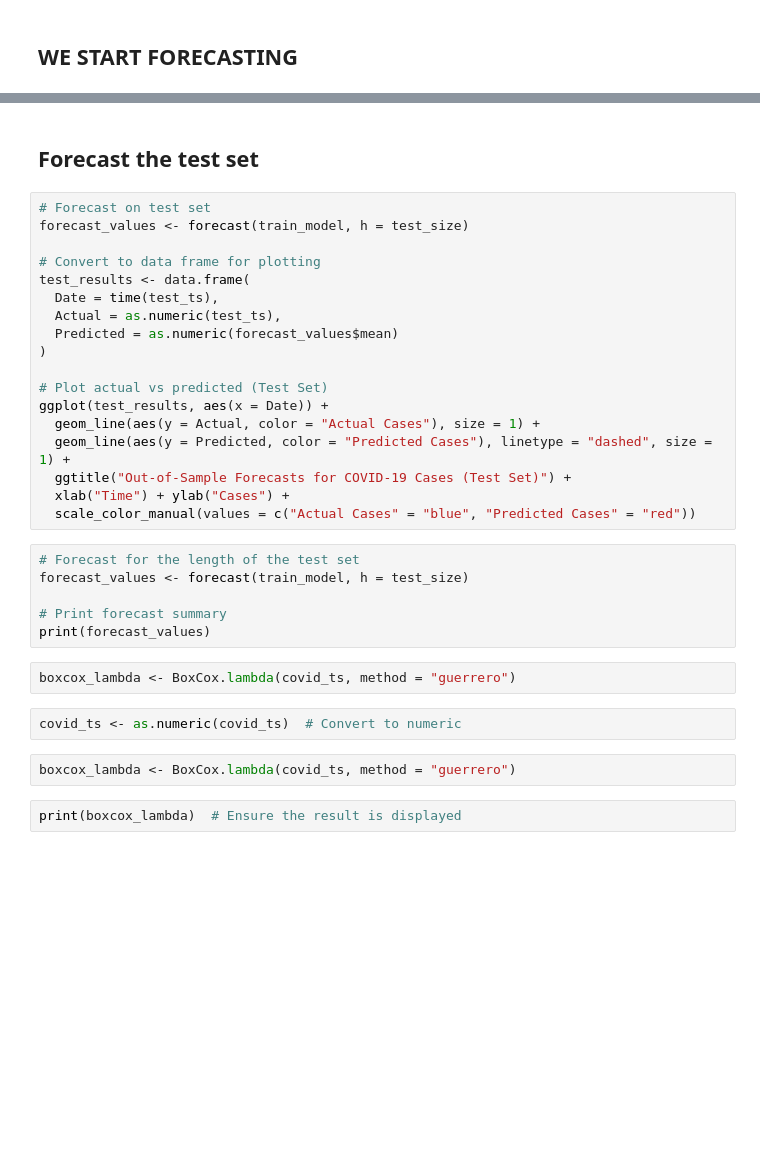
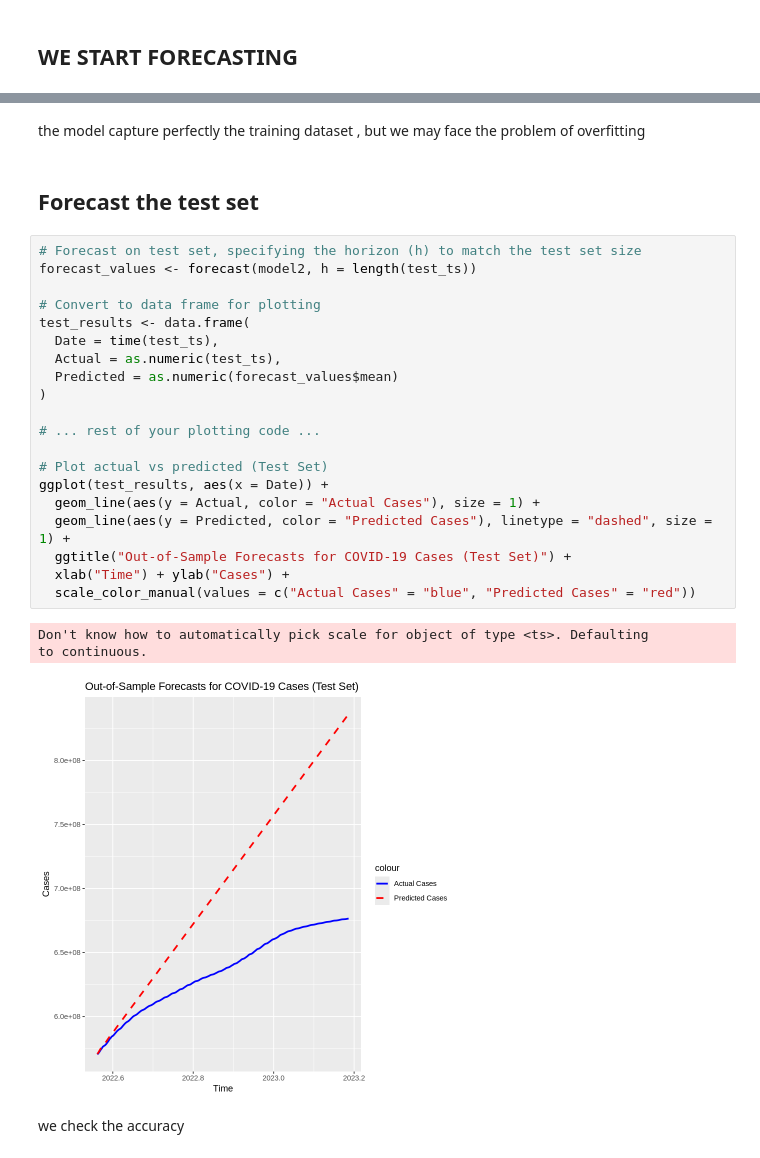
Before and after one commit to BadriAmouri/covid19-time-series-forecasting, a Jupyter notebook: Individual_Project_Time_Series_Badri_Amouri.ipynb, the cells around one changed output, grey strips where cells are left out. Saved outputs shown, nothing was run; the diff lists cells and outputs as text; blank space fills up the shorter version.

```diff
--- a/Individual_Project_Time_Series_Badri_Amouri.ipynb
+++ b/Individual_Project_Time_Series_Badri_Amouri.ipynb
@@ -578,34 +950,30 @@ accuracy(train_forecasts, train_ts)
+# %% [markdown]
+the model capture perfectly the training dataset , but we may face the problem of overfitting
 # %% [markdown]
 ## Forecast the test set
 # %%
-# Forecast on test set
-forecast_values <- forecast(train_model, h = test_size)
+# Forecast on test set, specifying the horizon (h) to match the test set size
+forecast_values <- forecast(model2, h = length(test_ts))
 
 # Convert to data frame for plotting
 test_results <- data.frame(
   Date = time(test_ts),
   Actual = as.numeric(test_ts),
   Predicted = as.numeric(forecast_values$mean)
 )
 
+# ... rest of your plotting code ...
+
 # Plot actual vs predicted (Test Set)
 ggplot(test_results, aes(x = Date)) +
   geom_line(aes(y = Actual, color = "Actual Cases"), size = 1) +
   geom_line(aes(y = Predicted, color = "Predicted Cases"), linetype = "dashed", size = 1) +
   ggtitle("Out-of-Sample Forecasts for COVID-19 Cases (Test Set)") +
   xlab("Time") + ylab("Cases") +
   scale_color_manual(values = c("Actual Cases" = "blue", "Predicted Cases" = "red"))
+# %% [output]
+Don't know how to automatically pick scale for object of type <ts>. Defaulting
+to continuous.
+[figure, added]
-# %%
-# Forecast for the length of the test set
-forecast_values <- forecast(train_model, h = test_size)
-
-# Print forecast summary
-print(forecast_values)
-# %%
-boxcox_lambda <- BoxCox.lambda(covid_ts, method = "guerrero")
-# %%
-covid_ts <- as.numeric(covid_ts)  # Convert to numeric
-# %%
-boxcox_lambda <- BoxCox.lambda(covid_ts, method = "guerrero")
-# %%
-print(boxcox_lambda)  # Ensure the result is displayed
+# %% [markdown]
+we check the accuracy
```
Also changed, not shown: parts of 83 cells of this notebook.
